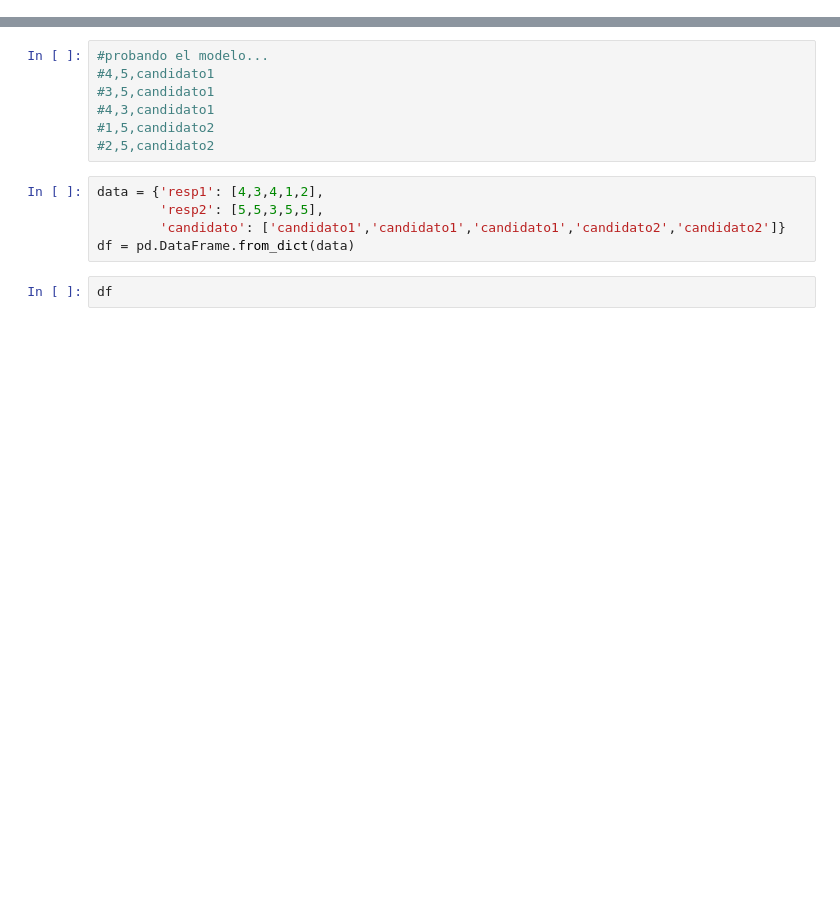
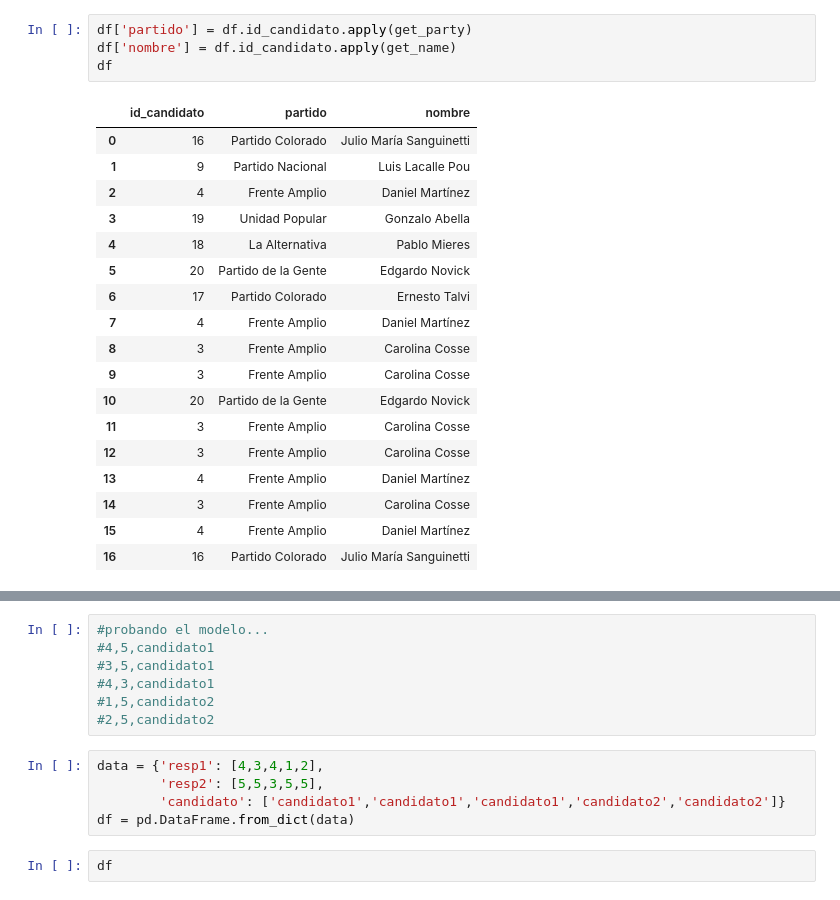
Before and after one commit to johnblanco/predictor_electoral, a Jupyter notebook: analisis respuestas.ipynb, the cells around one changed output, grey strips where cells are left out. Drawn from its saved outputs; the diff is of its cells as text; blank space fills up the shorter version.

```diff
--- a/analisis respuestas.ipynb
+++ b/analisis respuestas.ipynb
@@ -14,0 +41,23 @@ warnings.filterwarnings('ignore')
+# %%
+df['partido'] = df.id_candidato.apply(get_party)
+df['nombre'] = df.id_candidato.apply(get_name)
+df
+# %% [output]
+|  | id_candidato | partido | nombre |
+| 0 | 16 | Partido Colorado | Julio María Sanguinetti |
+| 1 | 9 | Partido Nacional | Luis Lacalle Pou |
+| 2 | 4 | Frente Amplio | Daniel Martínez |
+| 3 | 19 | Unidad Popular | Gonzalo Abella |
+| 4 | 18 | La Alternativa | Pablo Mieres |
+| 5 | 20 | Partido de la Gente | Edgardo Novick |
+| 6 | 17 | Partido Colorado | Ernesto Talvi |
+| 7 | 4 | Frente Amplio | Daniel Martínez |
+| 8 | 3 | Frente Amplio | Carolina Cosse |
+| 9 | 3 | Frente Amplio | Carolina Cosse |
+| 10 | 20 | Partido de la Gente | Edgardo Novick |
+| 11 | 3 | Frente Amplio | Carolina Cosse |
+| 12 | 3 | Frente Amplio | Carolina Cosse |
+| 13 | 4 | Frente Amplio | Daniel Martínez |
+| 14 | 3 | Frente Amplio | Carolina Cosse |
+| 15 | 4 | Frente Amplio | Daniel Martínez |
+| 16 | 16 | Partido Colorado | Julio María Sanguinetti |
```
Also changed, not shown: parts of 7 cells of this notebook.
